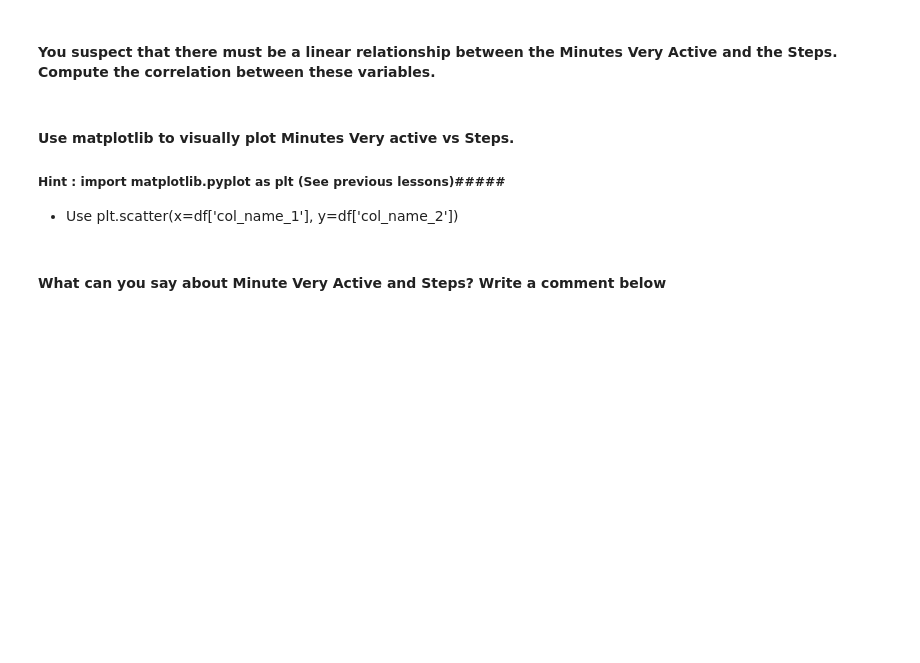
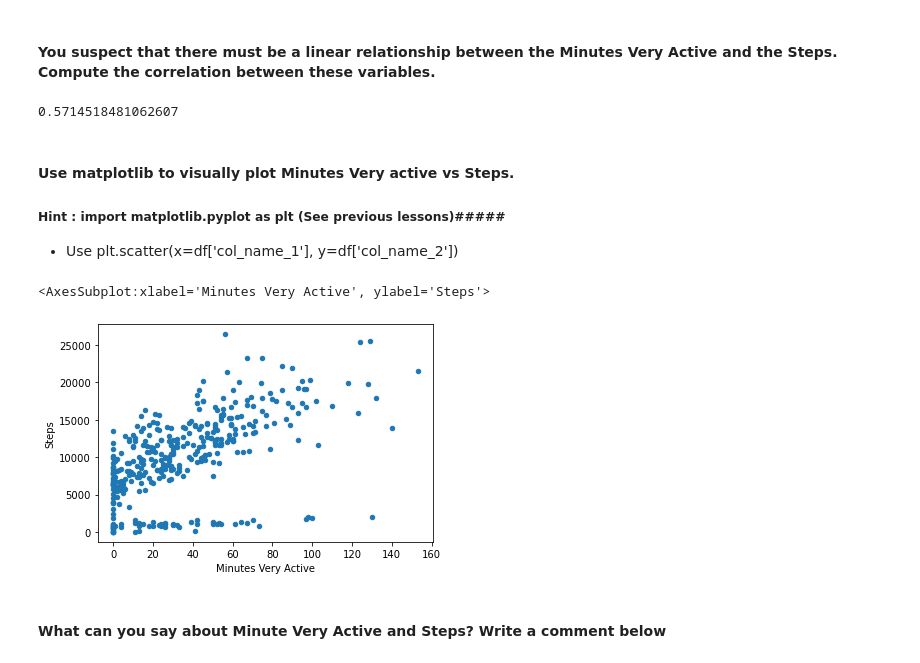
Before and after one commit to ta-data-lis/lab-pivot-table-and-correlation, a Jupyter notebook: your_code/main.ipynb, the cells around one changed output. Saved outputs shown, nothing was run; the diff lists cells and outputs as text; code cells hidden in the pictures; blank space fills up the shorter version.

```diff
--- a/your_code/main.ipynb
+++ b/your_code/main.ipynb
@@ -177,0 +169,3 @@ Hint: Write a custom function.
+# %%
+fitbit = pd.read_csv('data/Fitbit.csv')
+fitbit.head()
@@ -189,3 +216,7 @@ Hint: Use Pandas functions from previous lectures.
+# %%
+fitbit['Minutes Very Active'].corr(fitbit['Steps'])
+# %% [output]
+0.5714518481062607
 # %% [markdown]
 #### Use matplotlib to visually plot Minutes Very active vs Steps.
 
@@ -196,2 +225,7 @@ Hint: Use Pandas functions from previous lectures.
+# %%
+fitbit.plot.scatter(x='Minutes Very Active', y='Steps')
+# %% [output]
+<AxesSubplot:xlabel='Minutes Very Active', ylabel='Steps'>
+[figure, added]
 # %% [markdown]
 #### What can you say about Minute Very Active and Steps? Write a comment below
```
Also changed, not shown: parts of 35 cells of this notebook.
